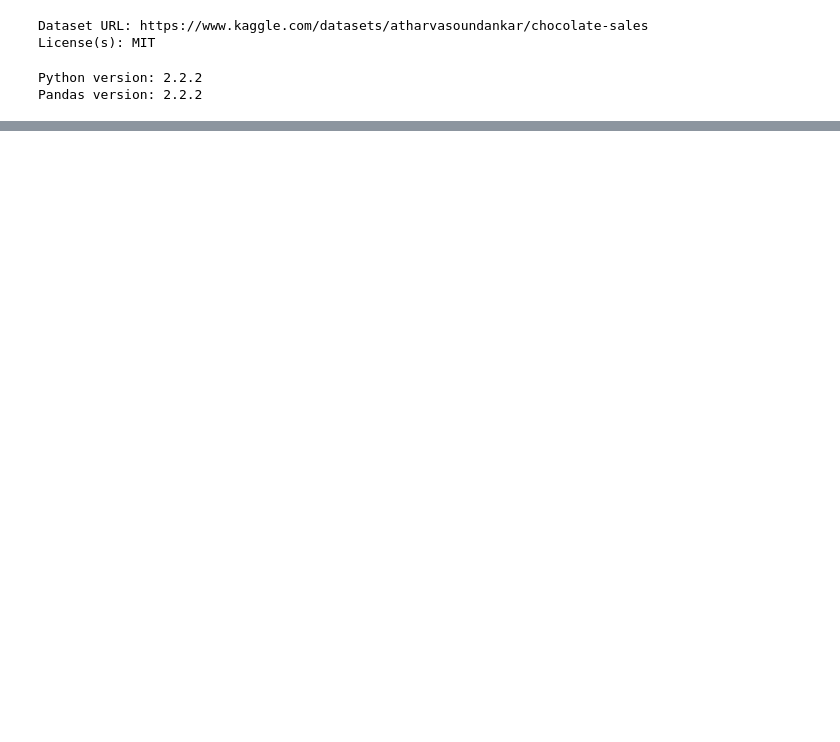
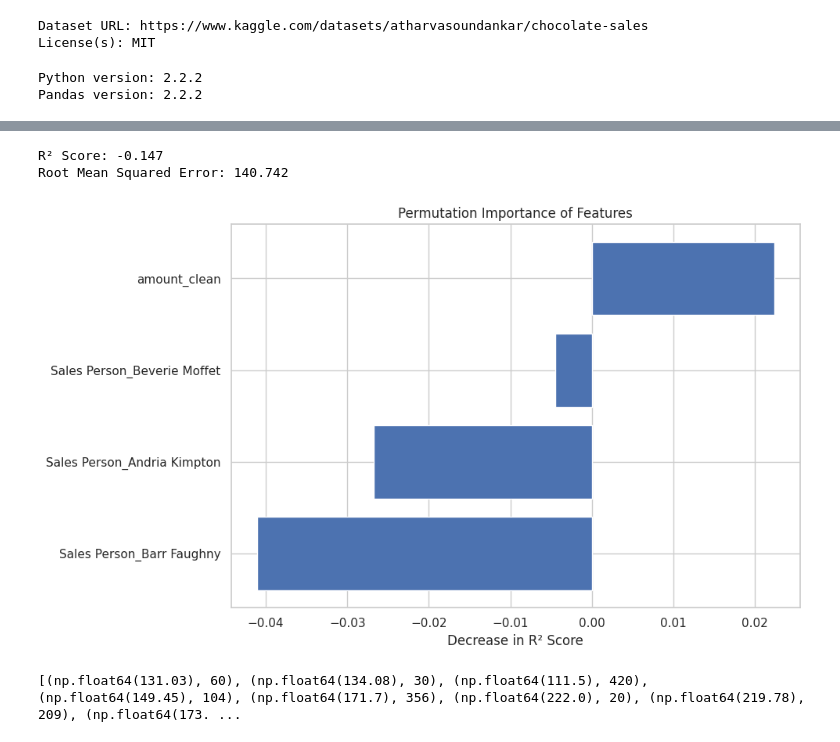
Before and after one commit to EliorDS/TellMeWhy, a Jupyter notebook: chocolat_example.ipynb, the cells around one changed output, grey strips where cells are left out. Saved outputs shown, nothing was run; the diff lists cells and outputs as text; code cells hidden in the pictures; blank space fills up the shorter version.

```diff
--- a/chocolat_example.ipynb
+++ b/chocolat_example.ipynb
@@ -87,0 +147,76 @@ Missing Date values: 0
+# %%
+# Prepare data for prediction
+# The target is 'Boxes Shipped'. For predictors, we use 'Sales Person', 'Country', 'Product' and 'Amount'.
+
+features = ['Sales Person', 'Country', 'Product', 'amount_clean']
+target = 'Boxes Shipped'
+
+# Drop rows where the target or features are missing
+model_df = df[features + [target]].dropna()
+
+# Split data into training and testing sets
+X = model_df[features]
+y = model_df[target]
+
+X_train, X_test, y_train, y_test = train_test_split(X, y, test_size=0.2, random_state=42)
+
+# Define preprocessing for categorical and numeric columns
+categorical_features = ['Sales Person', 'Country', 'Product']
+numeric_features = ['amount_clean']
+
+categorical_transformer = Pipeline(steps=[
+    ('imputer', SimpleImputer(strategy='constant', fill_value='missing')),
+    ('encoder', OneHotEncoder(handle_unknown='ignore'))])
+
+preprocessor = ColumnTransformer(
+    transformers=[
+        ('num', StandardScaler(), numeric_features),
+        ('cat', categorical_transformer, categorical_features)
+    ]
+)
+
+# Create a pipeline with preprocessor and a random forest regressor
+pipeline = Pipeline(steps=[
+    ('preprocessor', preprocessor),
+    ('regressor', RandomForestRegressor(n_estimators=100, random_state=42))
+])
+
+# Fit the model
+pipeline.fit(X_train, y_train)
+
+# Predict on the test set
+y_pred = pipeline.predict(X_test)
+
+# Evaluate predictions
+r2 = r2_score(y_test, y_pred)
+mse = mean_squared_error(y_test, y_pred)**0.5
+
+print(f"R² Score: {r2:.3f}")
+print(f"Root Mean Squared Error: {mse:.3f}")
+
+# Permutation importance
+result = permutation_importance(pipeline, X_test, y_test, n_repeats=10, random_state=42, scoring='r2')
+
+# Extract feature names after preprocessing
+# The OneHotEncoder produces feature names that we can get using get_feature_names_out
+cat_encoder = pipeline.named_steps['preprocessor'].named_transformers_['cat']
+cat_feature_names = list(cat_encoder.get_feature_names_out(categorical_features))
+all_feature_names = numeric_features + cat_feature_names
+
+# Plot permutation importance
+sorted_idx = result.importances_mean.argsort()
+plt.figure(figsize=(10, 6))
+plt.barh(range(len(sorted_idx)), result.importances_mean[sorted_idx])
+plt.yticks(range(len(sorted_idx)), [all_feature_names[i] for i in sorted_idx])
+plt.title('Permutation Importance of Features')
+plt.xlabel('Decrease in R² Score')
+plt.tight_layout()
+plt.show()
+# %% [output]
+R² Score: -0.147
+Root Mean Squared Error: 140.742
+[figure, added]
+# %%
+print(list(zip(y_pred,y_test)))
+# %% [output]
+[(np.float64(131.03), 60), (np.float64(134.08), 30), (np.float64(111.5), 420), (np.float64(149.45), 104), (np.float64(171.7), 356), (np.float64(222.0), 20), (np.float64(219.78), 209), (np.float64(173. ...
```
Also changed, not shown: parts of 3 cells of this notebook.
